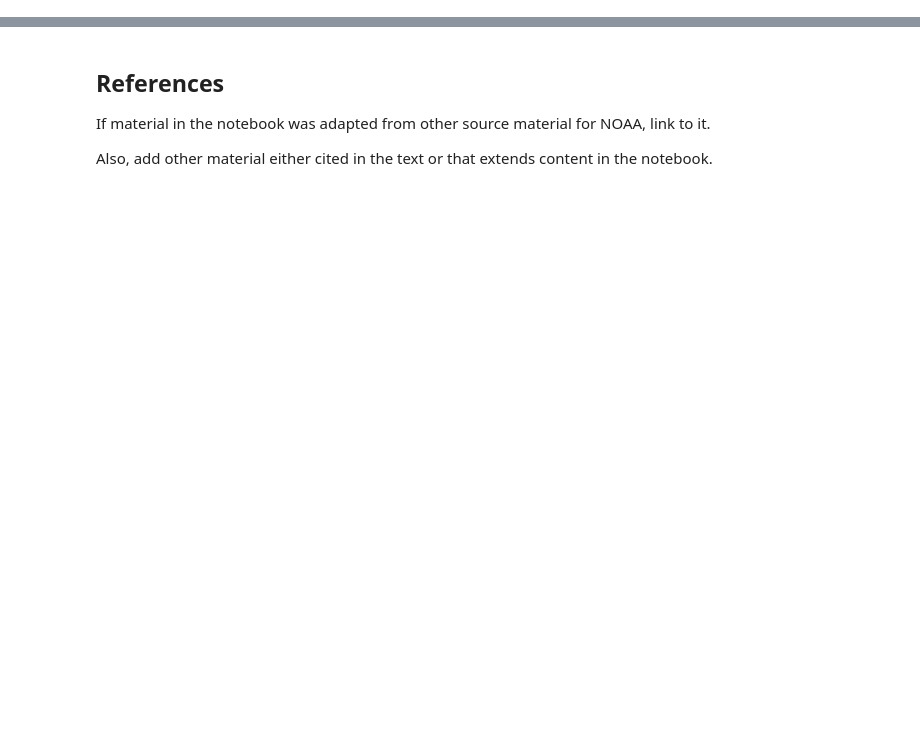
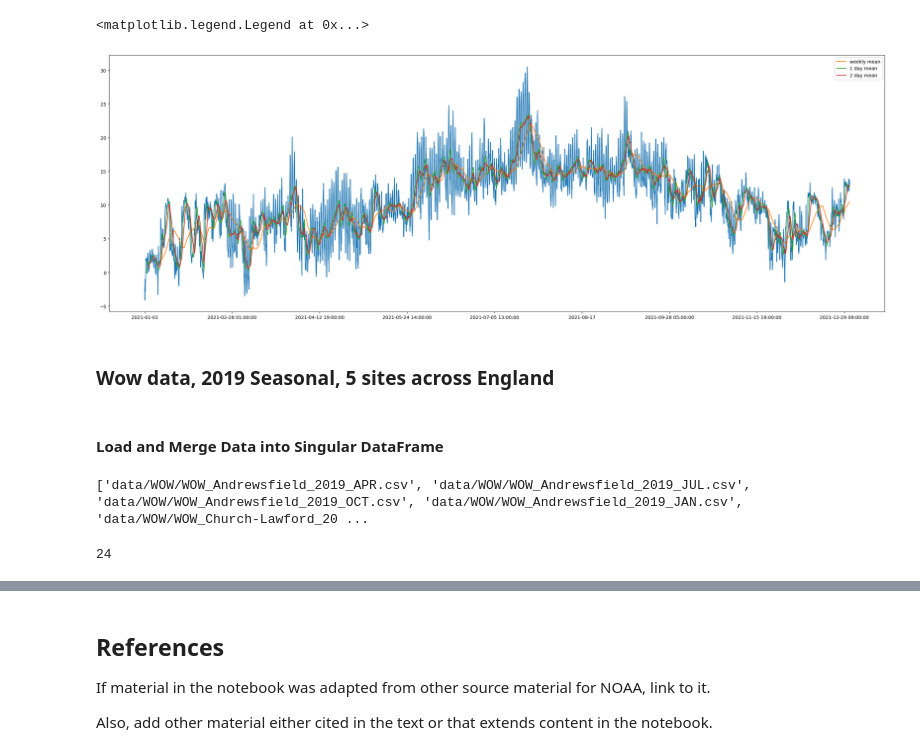
Before and after one commit to informatics-lab/spaceapps-2022-mo-bootcamp, a Jupyter notebook: 02_WOW.ipynb, the cells around one changed output, grey strips where cells are left out. Saved outputs shown, nothing was run; the diff lists cells and outputs as text; code cells hidden in the pictures; blank space fills up the shorter version.

Commit message:
Migrate WOW exploration to tutorial notebook

```diff
--- a/02_WOW.ipynb
+++ b/02_WOW.ipynb
@@ -69,0 +108,4 @@ Link to the dataset(s) used in the example and/or additional information about t
+# %%
+# drop columns where all values are NaN
+df.dropna(axis=1, how="all", inplace=True)
+df
@@ -69,0 +144,3 @@ Link to the dataset(s) used in the example and/or additional information about t
+# %%
+# subset the data to desired columns for exploration
+df = df[["Id", "Report Date / Time", "Air Temperature"]]
@@ -69,0 +164,4 @@ Link to the dataset(s) used in the example and/or additional information about t
+# %%
+# drop ROWS with NaN values
+df = df.dropna(axis=0)
+df
@@ -69,0 +231,4 @@ Link to the dataset(s) used in the example and/or additional information about t
+# %%
+# sort data by time
+df = df.sort_values("Report Date / Time")
+df.head(25)
@@ -69,0 +262,39 @@ Link to the dataset(s) used in the example and/or additional information about t
+# %%
+# plot single site data with different rolling means to make better sense of temperatures across longer timescales
+plt.figure(figsize=(30, 10))
+plt.plot(df["Report Date / Time"], df["Air Temperature"])
+# 168 = 24*7 = approx the weekly average temp (inaccurate due to missing data)
+plt.plot(
+    df["Report Date / Time"],
+    df["Air Temperature"].rolling(168).mean(),
+    label="weekly mean",
+)
+# similarly 24 is a 1 day mean (due to the expted observation frequency of 1 hour)
+plt.plot(
+    df["Report Date / Time"],
+    df["Air Temperature"].rolling(24).mean(),
+    label="1 day mean",
+)
+plt.plot(
+    df["Report Date / Time"],
+    df["Air Temperature"].rolling(48).mean(),
+    label="2 day mean",
+)
+number_of_samples = len(df["Report Date / Time"])
+plt.xticks(np.arange(0, number_of_samples, 1000))
+plt.legend()
+# plt.yticks([])
+# %% [output]
+<matplotlib.legend.Legend at 0x...>
+[figure, added]
+# %% [markdown]
+### Wow data, 2019 Seasonal, 5 sites across England
+# %% [markdown]
+#### Load and Merge Data into Singular DataFrame
+# %%
+# define filepaths for multiple site data (in this case data taken from 2019 is multi site)
+glob_pattern = wow_download_dir + "/*2019*.csv"
+csv_files = glob.glob(glob_pattern)
+print(csv_files)
+# %% [output]
+['data/WOW/WOW_Andrewsfield_2019_APR.csv', 'data/WOW/WOW_Andrewsfield_2019_JUL.csv', 'data/WOW/WOW_Andrewsfield_2019_OCT.csv', 'data/WOW/WOW_Andrewsfield_2019_JAN.csv', 'data/WOW/WOW_Church-Lawford_20 ...
@@ -69,0 +307,5 @@ Link to the dataset(s) used in the example and/or additional information about t
+# %%
+# show files loaded
+print(len(list_of_dfs_from_csv))
+# %% [output]
+24
```
Also changed, not shown: parts of 51 cells of this notebook.
